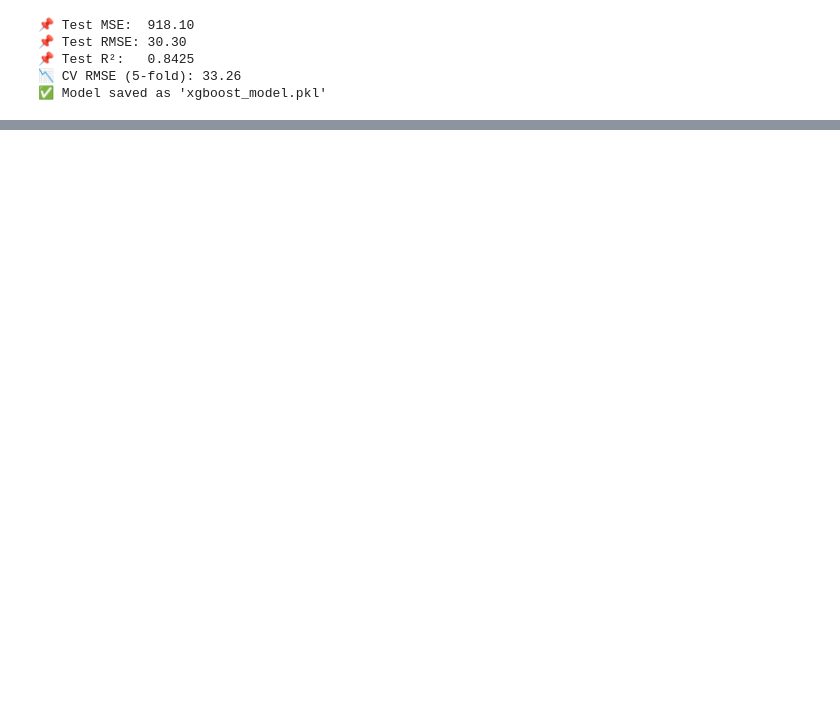
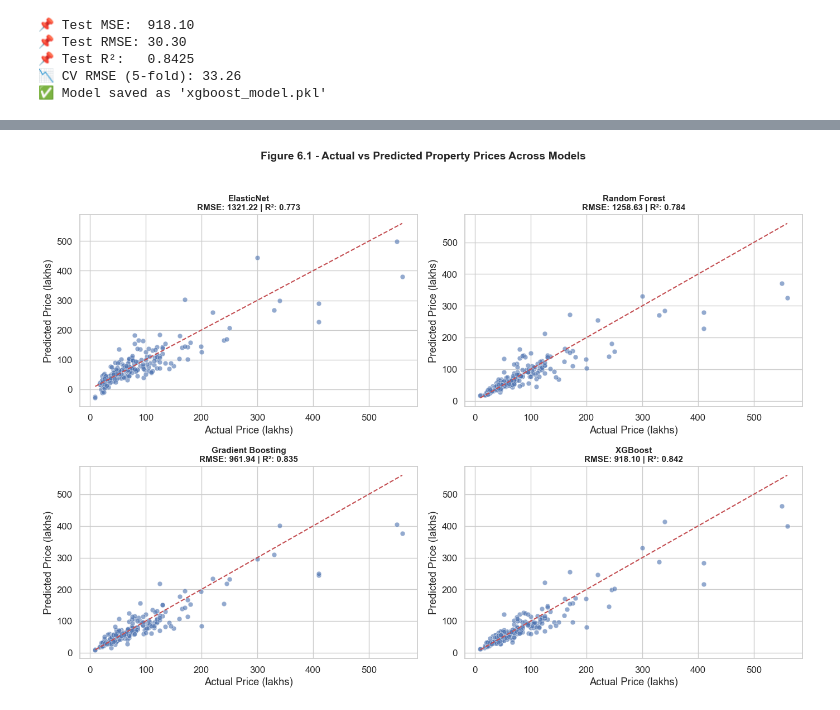
Before and after one commit to iamtgiri/UrbanNest, a Jupyter notebook: notebooks/model_training_and_evaluation.ipynb, the cells around one changed output, grey strips where cells are left out. Drawn from its saved outputs; the diff is of its cells as text; code cells hidden in the pictures; blank space fills up the shorter version.

```diff
--- a/notebooks/model_training_and_evaluation.ipynb
+++ b/notebooks/model_training_and_evaluation.ipynb
@@ -654,7 +642,7 @@ import pandas as pd
 xgb_pipeline = joblib.load('../models/xgboost_model.pkl')
 
 # Extract the trained XGBRegressor model
-xgb_model = xgb_pipeline.named_steps['xgb']
+xgb_model = xgb_pipeline.named_steps['xgboost']
 
 # Get feature importances
 importances = xgb_model.feature_importances_
@@ -669,7 +657,7 @@ importance_df = pd.DataFrame({
 }).sort_values(by='Importance', ascending=False)
 
 # Print feature importances as text
-print("📌 Feature Importances:")
+print("📌 Feature Importances (XGBoost ):")
 for i, row in importance_df.iterrows():
     print(f"{row['Feature']}: {row['Importance']:.4f}")
 
@@ -706,0 +788,79 @@ Developed an interactive Streamlit app for predicting flat prices in Kolkata usi
+# %%
+import pandas as pd
+import numpy as np
+import matplotlib.pyplot as plt
+import seaborn as sns
+import joblib
+from sklearn.model_selection import train_test_split
+from sklearn.metrics import mean_squared_error, r2_score
+
+# -------------------------------
+# Load dataset
+# -------------------------------
+df = pd.read_csv('../data/cleaned_dataset.csv')
+
+# -------------------------------
+# Split data for ElasticNet and others
+# -------------------------------
+# Elastic Net
+X_elastic = df.drop(columns=['Price(lakhs)', 'Latitude', 'Floor'])
+y_elastic = df['Price(lakhs)']
+X_train_e, X_test_e, y_train_e, y_test_e = train_test_split(
+    X_elastic, y_elastic, test_size=0.2, random_state=42
+)
+
+# Tree-based models
+X_others = df.drop(columns=['Price(lakhs)'])
+y_others = df['Price(lakhs)']
+X_train_o, X_test_o, y_train_o, y_test_o = train_test_split(
+    X_others, y_others, test_size=0.2, random_state=42
+)
+
+# -------------------------------
+# Load trained models
+# -------------------------------
+models = {
+    'ElasticNet': '../models/elasticnet_model.pkl',
+    'Random Forest': '../models/random_forest_model.pkl',
+    'Gradient Boosting': '../models/gradient_boosting_model.pkl',
+    'XGBoost': '../models/xgboost_model.pkl',
+}
+
+loaded_models = {name: joblib.load(path) for name, path in models.items()}
+
+# -------------------------------
+# Predict and store metrics
+# -------------------------------
+results = []
+
+for name, model in loaded_models.items():
+    if name == 'ElasticNet':
+        X_test, y_test = X_test_e, y_test_e
+    else:
+        X_test, y_test = X_test_o, y_test_o
+
+    y_pred = model.predict(X_test)
+    rmse = mean_squared_error(y_test, y_pred)
+    r2 = r2_score(y_test, y_pred)
+    results.append((name, y_test, y_pred, rmse, r2))
+
+# -------------------------------
+# Plot each model separately
+# -------------------------------
+# sns.set(style="whitegrid", font_scale=1.1)
+sns.set_theme(style="whitegrid", font_scale=1.1)
+plt.figure(figsize=(14, 10))
+
+for i, (name, y_true, y_pred, rmse, r2) in enumerate(results, 1):
+    plt.subplot(2, 2, i)
+    sns.scatterplot(x=y_true, y=y_pred, s=40, alpha=0.6)
+    plt.plot([y_true.min(), y_true.max()], [y_true.min(), y_true.max()], 'r--')
+    plt.title(f"{name}\nRMSE: {rmse:.2f} | R²: {r2:.3f}", fontsize=11, weight='bold')
+    plt.xlabel("Actual Price (lakhs)")
+    plt.ylabel("Predicted Price (lakhs)")
+
+plt.suptitle("Figure 6.1 - Actual vs Predicted Property Prices Across Models", fontsize=14, weight='bold')
+plt.tight_layout(rect=(0.0, 0.0, 1.0, 0.96))
+plt.show()
+# %% [output]
+[figure, added]
```
Also changed, not shown: parts of 16 cells of this notebook, 16 other files.
